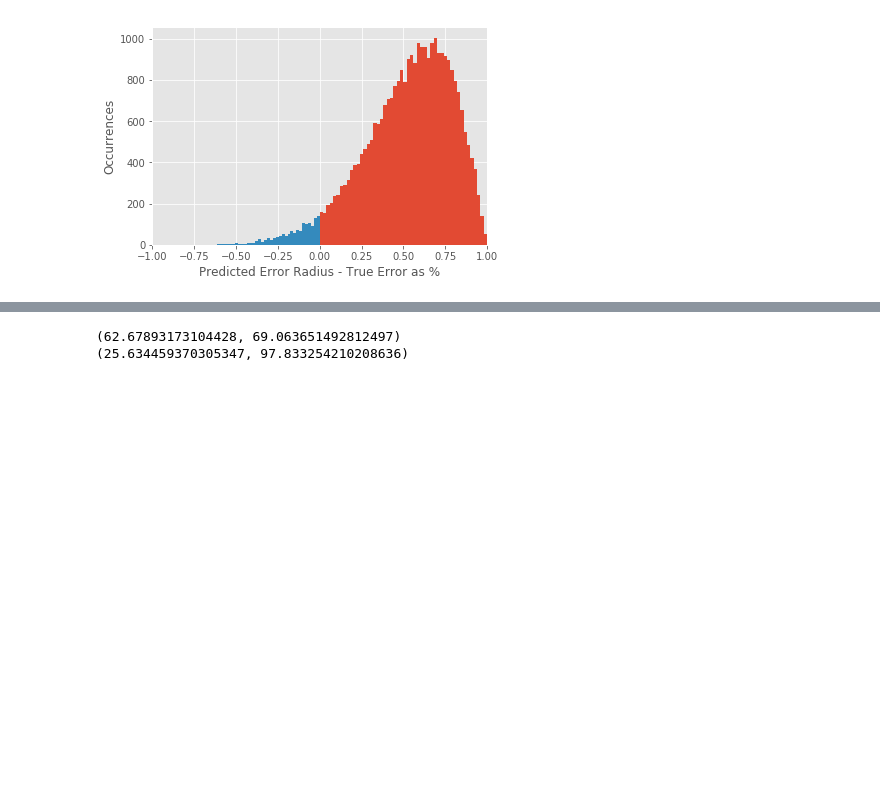
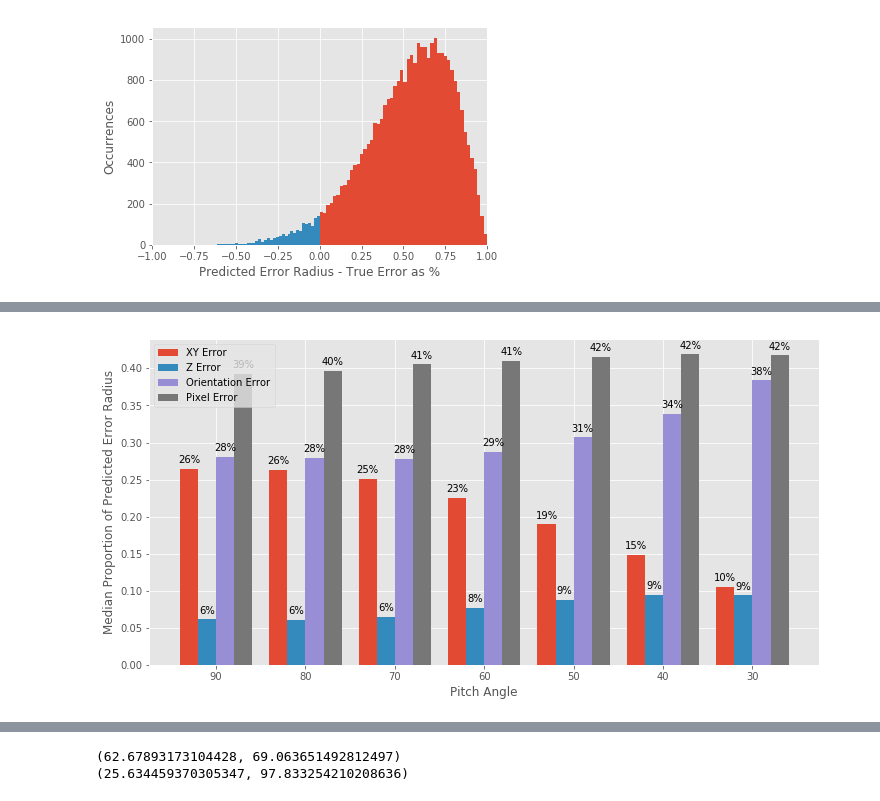
Before and after one commit to flyingsilverfin/AV-Camera-Placement, a Jupyter notebook: evaluation/camera/model_validity/Camera Error Model Evaluation.ipynb, the cells around one changed output, grey strips where cells are left out. Saved outputs shown, nothing was run; the diff lists cells and outputs as text; code cells hidden in the pictures; blank space fills up the shorter version.

```diff
--- a/evaluation/camera/model_validity/Camera Error Model Evaluation.ipynb
+++ b/evaluation/camera/model_validity/Camera Error Model Evaluation.ipynb
@@ -291,0 +412,34 @@ _ = plt.hist(negative_percents, bins=50)
+# %%
+def sidebyside_bar(series, xlabels, series_labels, ylabel, xlabel, error_bars=None, label_suffix="", label_multiplier=1, label_decimals=2, figsize=(8,6), width=0.27):
+    if error_bars is None:
+        error_bars = np.zeros_like(series)
+
+    fig = plt.figure(figsize=figsize)
+    ax = fig.add_subplot(111)
+
+    n = series.shape[1]
+    ind = np.arange(n)
+
+    width = width * 3 / len(series_labels)
+
+    rects = []
+    for index, data in enumerate(series):
+        yerr = error_bars[index]
+        if yerr is None:
+            yerr = np.zeros_like(data)
+        rects.append(ax.bar(ind + width*index, data, width, yerr=yerr))
+
+    ax.set_ylabel(ylabel)
+    ax.set_xticks(ind + 0.5 * (len(series_labels) -1) *width)
+    ax.set_xticklabels( xlabels )
+    ax.legend( rects, series_labels)
+    ax.set_xlabel(xlabel)
+
+    def autolabel(rects):
+        for rect in rects:
+            h = rect.get_height()
+            ax.text(rect.get_x()+rect.get_width()/2., h+0.005, ('%.'+str(label_decimals)+'f')%float(h*label_multiplier) + label_suffix,
+                    ha='center', va='bottom')
+
+    for r in rects:
+        autolabel(r)
@@ -291,0 +460,11 @@ _ = plt.hist(negative_percents, bins=50)
+# %%
+angles = [90, 80, 70, 60, 50, 40, 30]
+xy_medians = np.array([vary_pitch_stats_summary[angle + 1]["normalized_summary"]["medians"]["xy error"] for angle in angles])
+z_medians = np.array([vary_pitch_stats_summary[angle + 1]["normalized_summary"]["medians"]["z error"] for angle in angles])
+orientation_medians =  np.array([vary_pitch_stats_summary[angle + 1]["normalized_summary"]["medians"]["orientation error"] for angle in angles])
+pixel_medians = np.array([vary_pitch_stats_summary[angle + 1]["normalized_summary"]["medians"]["pixel and algorithm error"] for angle in angles])
+legend = ["XY Error", "Z Error", "Orientation Error", "Pixel Error"]
+
+sidebyside_bar(np.array([xy_medians, z_medians, orientation_medians, pixel_medians]), angles, legend, "Median Proportion of Predicted Error Radius", "Pitch Angle", label_suffix="%", label_multiplier=100, label_decimals=0, figsize=(12,6))
+# %% [output]
+[figure, added]
```
Also changed, not shown: parts of 9 cells of this notebook.
